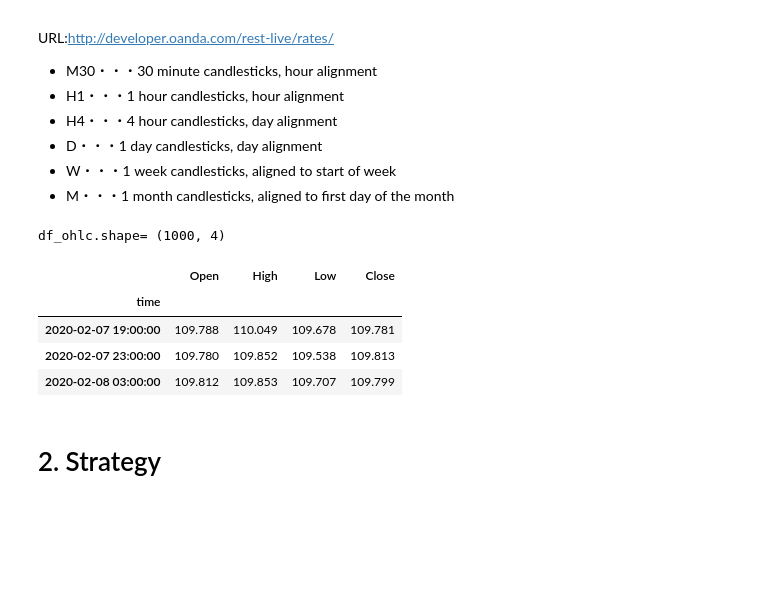
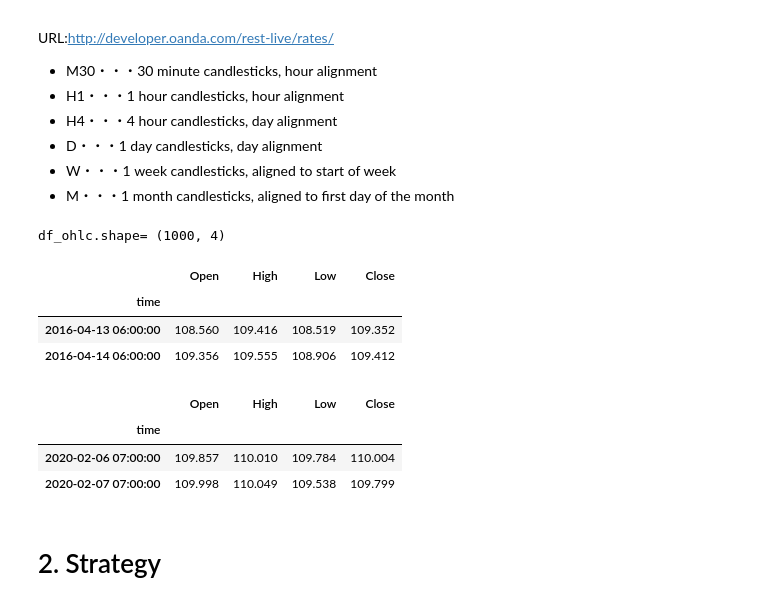
Before and after one commit to arsma12/MLDL, a Jupyter notebook: StockPriceForecast/FX_USDJPY_05_Backtest_SMA.ipynb, the cells around one changed output. Cells and saved outputs as stored; diff of their text form; code cells hidden in the pictures; blank space fills up the shorter version.

```diff
--- a/StockPriceForecast/FX_USDJPY_05_Backtest_SMA.ipynb
+++ b/StockPriceForecast/FX_USDJPY_05_Backtest_SMA.ipynb
@@ -114,28 +114,32 @@ URL:http://developer.oanda.com/rest-live/rates/
 - M・・・1 month candlesticks, aligned to first day of the month
 # %%
 oa = oandapy.API(environment="live", access_token=api_key)
-data = oa.get_history(instrument="USD_JPY", granularity='H4', count=1000)
+data = oa.get_history(instrument="USD_JPY", granularity='D', count=1000)
 
 df = pd.DataFrame(data["candles"])
 
 df['time'] = df['time'].apply(lambda x: iso_to_jp(x))   # 日本時間に変換
 df['time'] = df['time'].apply(lambda x: date_to_str(x)) # 形式変換（文字列型）
 df["time"] = pd.to_datetime(df["time"])                  # 型変換
 #df["time"] = df["time"].apply(mdates.date2num)          # 数値変換
 
 df_ohlc = df[["time","openAsk","highAsk","lowAsk","closeAsk"]].copy()
 df_ohlc = df_ohlc.rename(columns={"openAsk":"Open","highAsk":"High","lowAsk":"Low","closeAsk":"Close"})
 df_ohlc = df_ohlc.set_index("time")
 
 print('df_ohlc.shape=',df_ohlc.shape)
-display(df_ohlc.tail(3))
+display(df_ohlc.head(2))
+display(df_ohlc.tail(2))
 # %% [output]
 df_ohlc.shape= (1000, 4)
 |  | Open | High | Low | Close |
 | time |  |  |  |  |
-| 2020-02-07 19:00:00 | 109.788 | 110.049 | 109.678 | 109.781 |
-| 2020-02-07 23:00:00 | 109.780 | 109.852 | 109.538 | 109.813 |
-| 2020-02-08 03:00:00 | 109.812 | 109.853 | 109.707 | 109.799 |
+| 2016-04-13 06:00:00 | 108.560 | 109.416 | 108.519 | 109.352 |
+| 2016-04-14 06:00:00 | 109.356 | 109.555 | 108.906 | 109.412 |
+|  | Open | High | Low | Close |
+| time |  |  |  |  |
+| 2020-02-06 07:00:00 | 109.857 | 110.010 | 109.784 | 110.004 |
+| 2020-02-07 07:00:00 | 109.998 | 110.049 | 109.538 | 109.799 |
 # %% [markdown]
 # 2. Strategy<a id='Strategy'></a>
 # %% [markdown]
```
Also changed, not shown: parts of 2 cells of this notebook.
